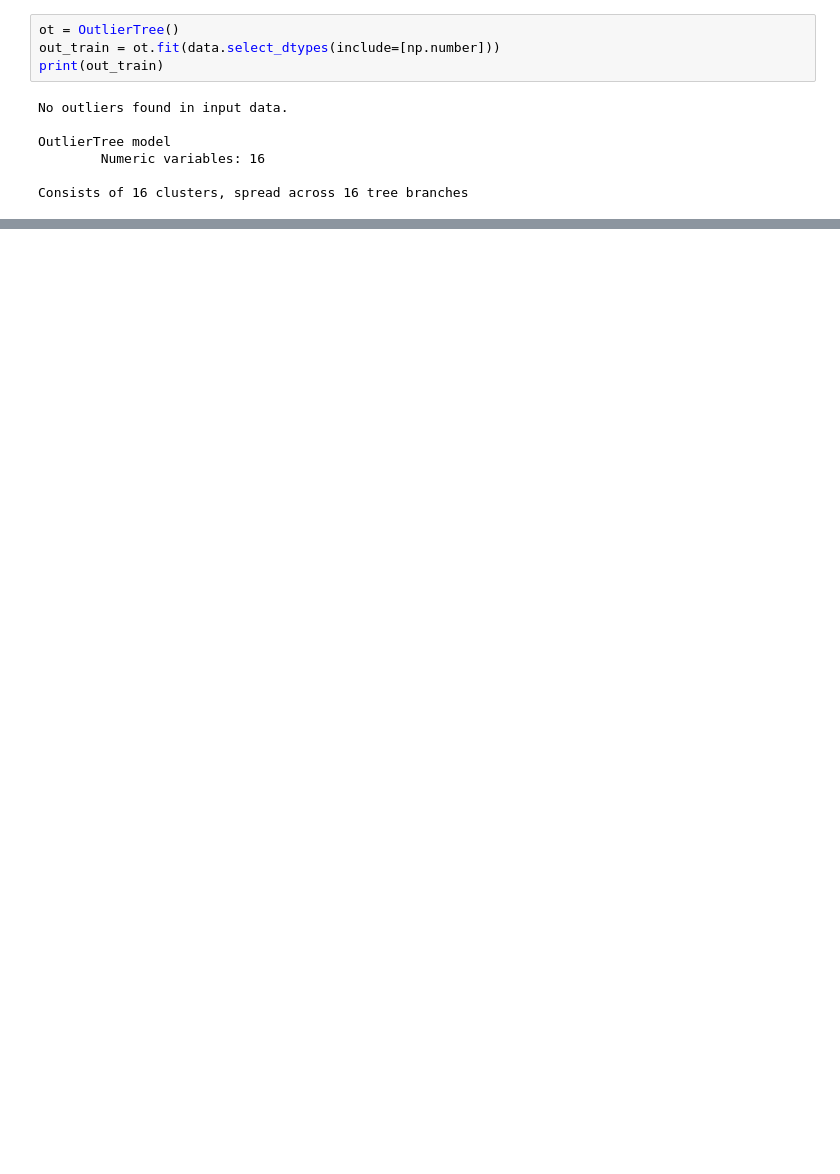
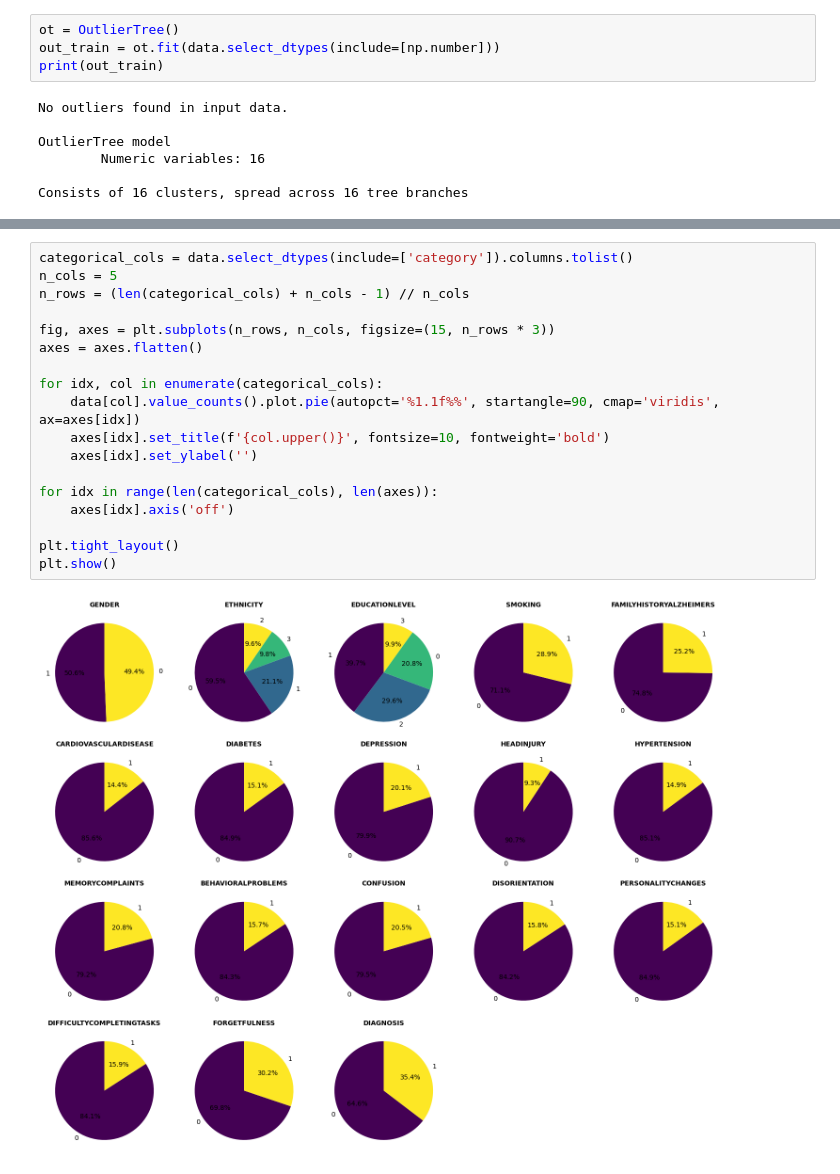
Before and after one commit to Jelles/AML-Assignment-2, a Jupyter notebook: main.ipynb, the cells around one changed output, grey strips where cells are left out. Drawn from its saved outputs; the diff is of its cells as text; blank space fills up the shorter version.

```diff
--- a/main.ipynb
+++ b/main.ipynb
@@ -87,0 +137,20 @@ print(missing_values[missing_values > 0])
+# %%
+categorical_cols = data.select_dtypes(include=['category']).columns.tolist()
+n_cols = 5
+n_rows = (len(categorical_cols) + n_cols - 1) // n_cols
+
+fig, axes = plt.subplots(n_rows, n_cols, figsize=(15, n_rows * 3))
+axes = axes.flatten()
+
+for idx, col in enumerate(categorical_cols):
+    data[col].value_counts().plot.pie(autopct='%1.1f%%', startangle=90, cmap='viridis', ax=axes[idx])
+    axes[idx].set_title(f'{col.upper()}', fontsize=10, fontweight='bold')
+    axes[idx].set_ylabel('')
+
+for idx in range(len(categorical_cols), len(axes)):
+    axes[idx].axis('off')
+
+plt.tight_layout()
+plt.show()
+# %% [output]
+[figure, added]
```
Also changed, not shown: parts of 15 cells of this notebook.
